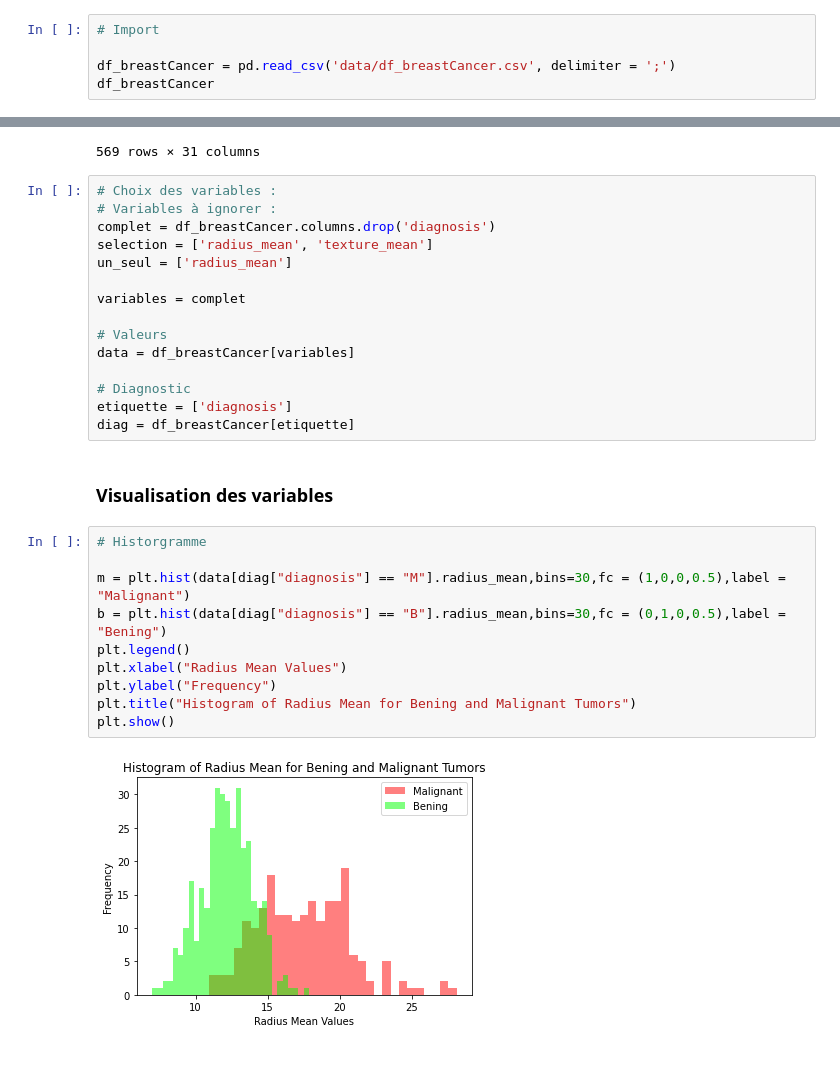
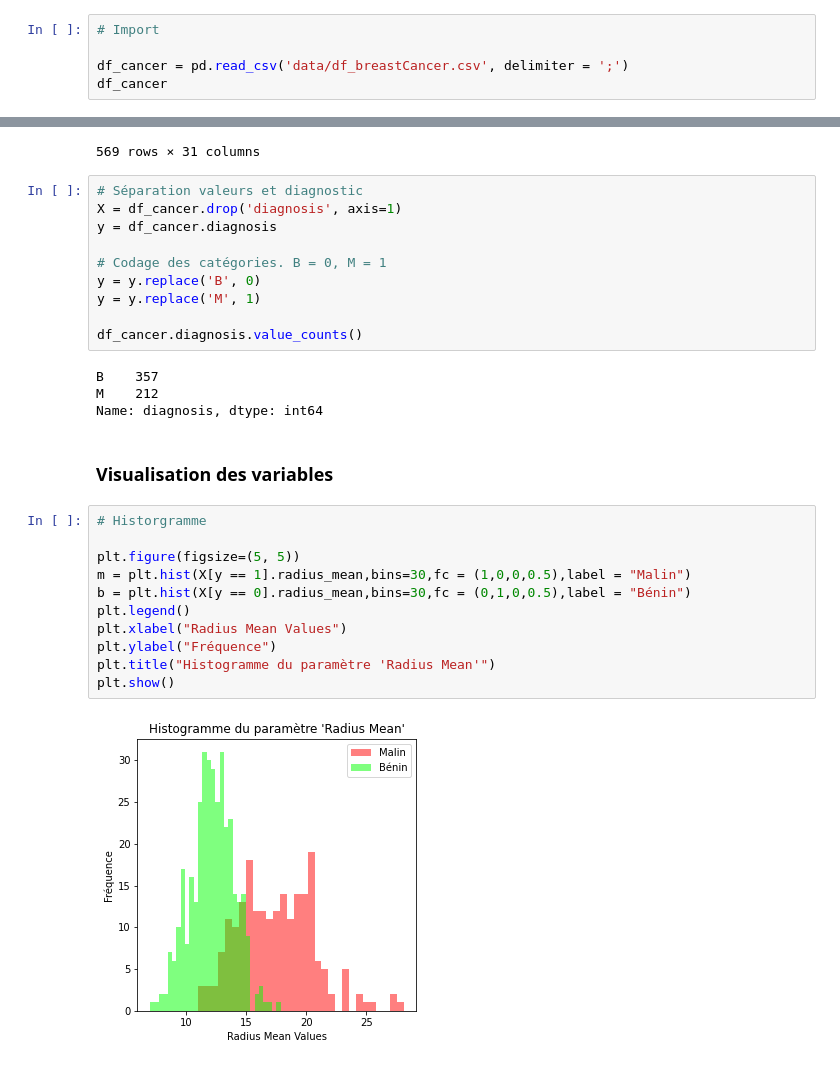
Before and after one commit to Erebz/DataScience, a Jupyter notebook: TP_BreastCancer.ipynb, the cells around one changed output, grey strips where cells are left out. Drawn from its saved outputs; the diff is of its cells as text.

```diff
--- a/TP_BreastCancer.ipynb
+++ b/TP_BreastCancer.ipynb
@@ -23,8 +27,8 @@ from sklearn.metrics import roc_curve, roc_auc_score
 # %%
 # Import
 
-df_breastCancer = pd.read_csv('data/df_breastCancer.csv', delimiter = ';')
-df_breastCancer
+df_cancer = pd.read_csv('data/df_breastCancer.csv', delimiter = ';')
+df_cancer
 # %% [output]
 |  | diagnosis | radius_mean | texture_mean | perimeter_mean | area_mean | smoothness_mean | compactness_mean | ... |
 | 0 | M | 17.99 | 10.38 | 122.80 | 1001.0 | 0.11840 | 0.27760 | ... |
@@ -40,31 +44,31 @@ df_breastCancer
 | 568 | B | 7.76 | 24.54 | 47.92 | 181.0 | 0.05263 | 0.04362 | ... |
 569 rows × 31 columns
 # %%
-# Choix des variables :
-# Variables à ignorer :
-complet = df_breastCancer.columns.drop('diagnosis')
-selection = ['radius_mean', 'texture_mean']
-un_seul = ['radius_mean']
+# Séparation valeurs et diagnostic
+X = df_cancer.drop('diagnosis', axis=1)
+y = df_cancer.diagnosis
 
-variables = complet
+# Codage des catégories. B = 0, M = 1
+y = y.replace('B', 0)
+y = y.replace('M', 1)
 
-# Valeurs
-data = df_breastCancer[variables]
-
-# Diagnostic
-etiquette = ['diagnosis']
-diag = df_breastCancer[etiquette]
+df_cancer.diagnosis.value_counts()
+# %% [output]
+B    357
+M    212
+Name: diagnosis, dtype: int64
 # %% [markdown]
 ### Visualisation des variables
 # %%
 # Historgramme
 
-m = plt.hist(data[diag["diagnosis"] == "M"].radius_mean,bins=30,fc = (1,0,0,0.5),label = "Malignant")
-b = plt.hist(data[diag["diagnosis"] == "B"].radius_mean,bins=30,fc = (0,1,0,0.5),label = "Bening")
+plt.figure(figsize=(5, 5))
+m = plt.hist(X[y == 1].radius_mean,bins=30,fc = (1,0,0,0.5),label = "Malin")
+b = plt.hist(X[y == 0].radius_mean,bins=30,fc = (0,1,0,0.5),label = "Bénin")
 plt.legend()
 plt.xlabel("Radius Mean Values")
-plt.ylabel("Frequency")
-plt.title("Histogram of Radius Mean for Bening and Malignant Tumors")
+plt.ylabel("Fréquence")
+plt.title("Histogramme du paramètre 'Radius Mean'")
 plt.show()
 # %% [output]
-[figure, old version]
+[figure, new version]
```
Also changed, not shown: parts of 10 cells of this notebook, 3 other files.
